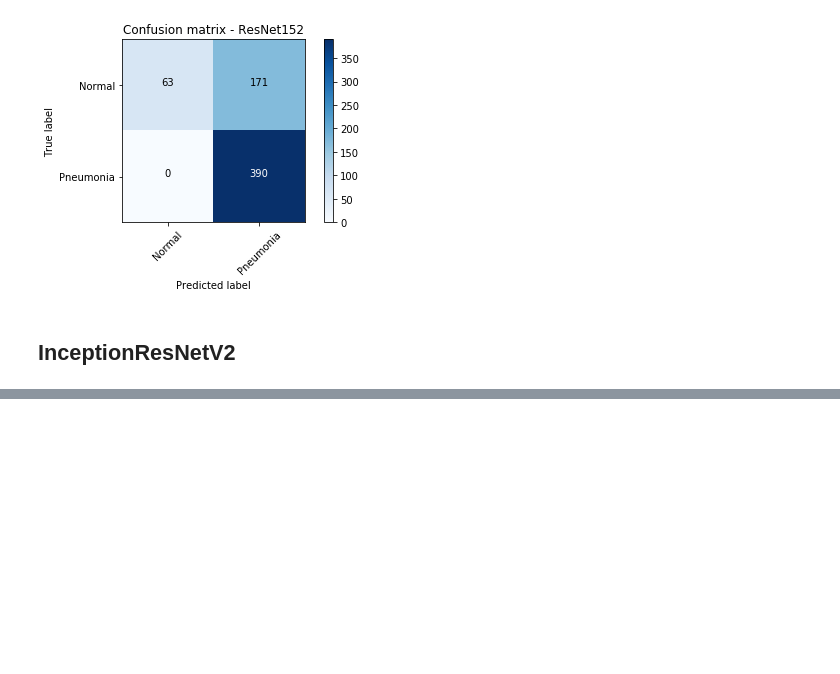
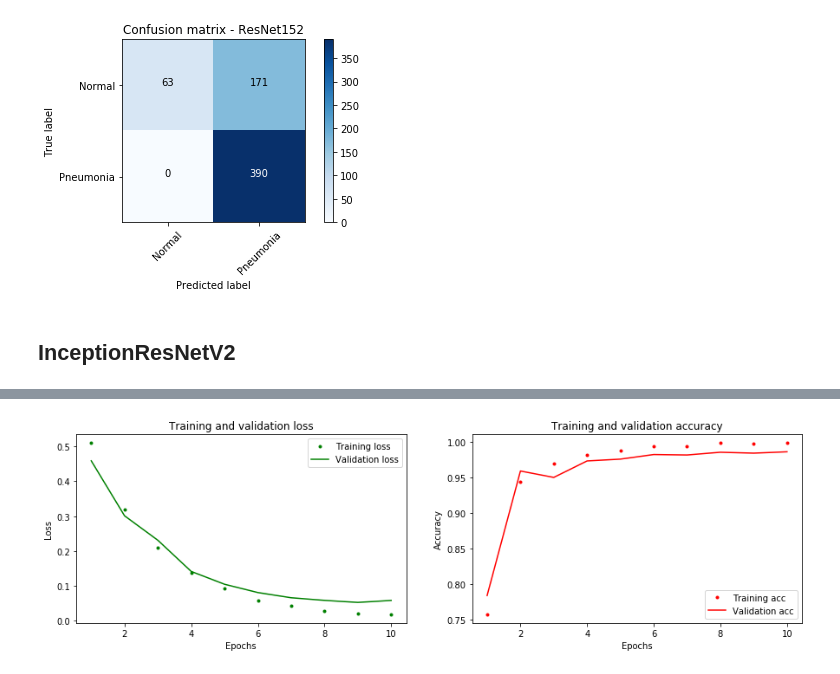
Before and after one commit to albertum1/xray-image-classification, a Jupyter notebook: project.ipynb, the cells around one changed output, grey strips where cells are left out. Saved outputs shown, nothing was run; the diff lists cells and outputs as text; code cells hidden in the pictures; blank space fills up the shorter version.

```diff
--- a/project.ipynb
+++ b/project.ipynb
@@ -496,0 +547,2 @@ Confusion matrix, without normalization
+# %%
+xc_mod, xc_plot = train_model(Xception, 'sgd', ['accuracy', tf.metrics.Recall()], (128,128,3), ep = 10)
@@ -496,0 +579,4 @@ Confusion matrix, without normalization
+# %%
+plott(xc_plot)
+# %% [output]
+[figure, added]
```
Also changed, not shown: parts of 37 cells of this notebook, 13 other files.
